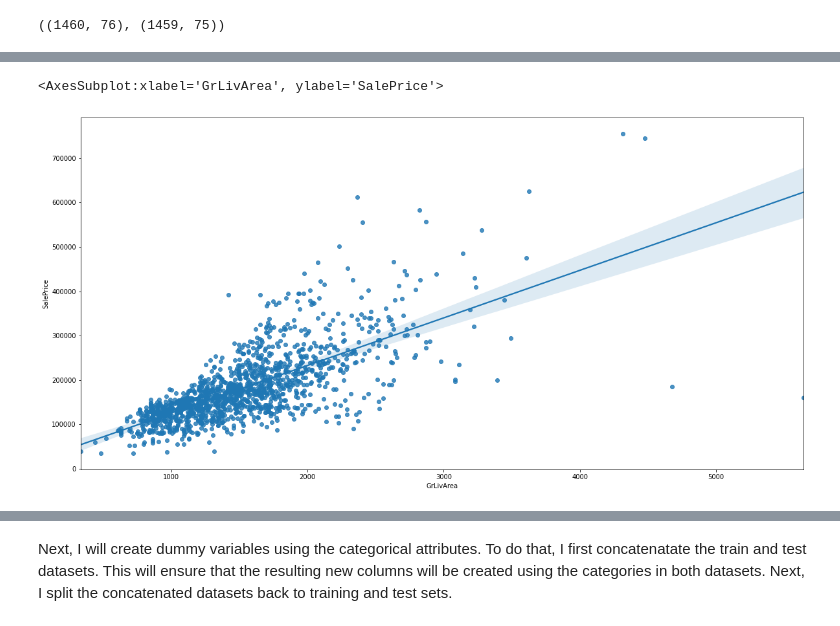
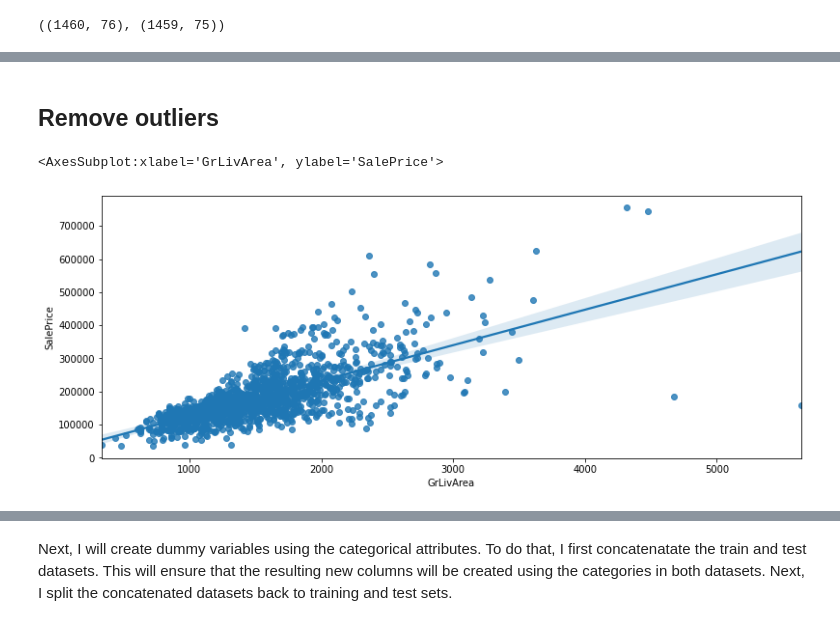
Before and after one commit to allakulov/Udacity_houseprices, a Jupyter notebook: Udacity_capstone.ipynb, the cells around one changed output, grey strips where cells are left out. Cells and saved outputs as stored; diff of their text form; code cells hidden in the pictures.

```diff
--- a/Udacity_capstone.ipynb
+++ b/Udacity_capstone.ipynb
@@ -207,0 +477,7 @@ test = categorical_na(test)
+# %%
+for col in ordinal4:
+    encoder4.fit(pd.concat([train[col], test[col]], axis=0, sort=False).values.reshape(-1, 1))
+
+    #apply the imputer separately to the train and test dataset
+    train[col] = encoder4.transform(train[col].values.reshape(-1, 1))
+    test[col] = encoder4.transform(test[col].values.reshape(-1, 1))
@@ -207,0 +504,7 @@ test = categorical_na(test)
+# %%
+for col in ordinal5:
+    encoder5.fit(pd.concat([train[col], test[col]], axis=0, sort=False).values.reshape(-1, 1))
+
+    #apply the imputer separately to the train and test dataset
+    train[col] = encoder5.transform(train[col].values.reshape(-1, 1))
+    test[col] = encoder5.transform(test[col].values.reshape(-1, 1))
@@ -207,0 +521,7 @@ test = categorical_na(test)
+# %%
+for col in ordinal6:
+    encoder6.fit(pd.concat([train[col], test[col]], axis=0, sort=False).values.reshape(-1, 1))
+
+    #apply the imputer separately to the train and test dataset
+    train[col] = encoder6.transform(train[col].values.reshape(-1, 1))
+    test[col] = encoder6.transform(test[col].values.reshape(-1, 1))
@@ -207,0 +538,7 @@ test = categorical_na(test)
+# %%
+for col in ordinal7:
+    encoder7.fit(pd.concat([train[col], test[col]], axis=0, sort=False).values.reshape(-1, 1))
+
+    #apply the imputer separately to the train and test dataset
+    train[col] = encoder7.transform(train[col].values.reshape(-1, 1))
+    test[col] = encoder7.transform(test[col].values.reshape(-1, 1))
@@ -208,9 +693,11 @@ test = categorical_na(test)
+# %% [markdown]
+## Remove outliers
 # %%
 # check for outliers
 
 
-plt.figure(figsize=(20,10))
+plt.figure(figsize=(13,5))
 sns.regplot(x=train['GrLivArea'], y=train['SalePrice'])
 # %% [output]
 <AxesSubplot:xlabel='GrLivArea', ylabel='SalePrice'>
-[figure, old version]
+[figure, new version]
```
Also changed, not shown: parts of 129 cells of this notebook.
